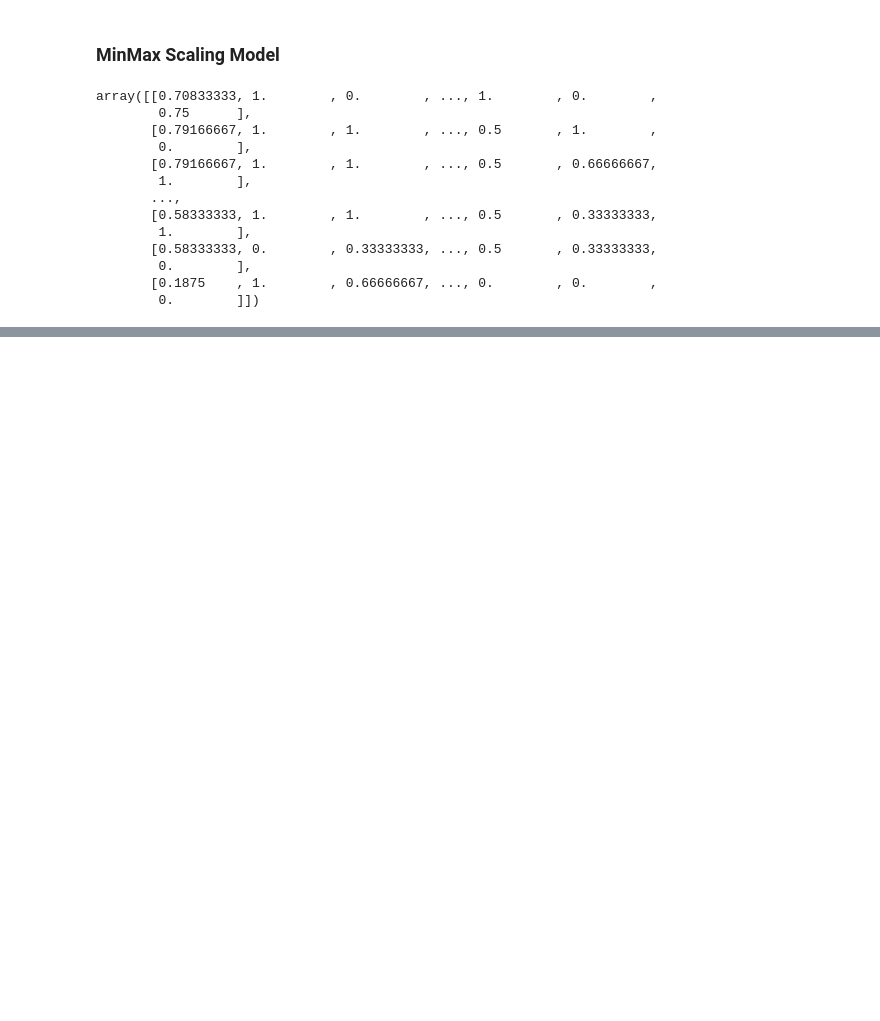
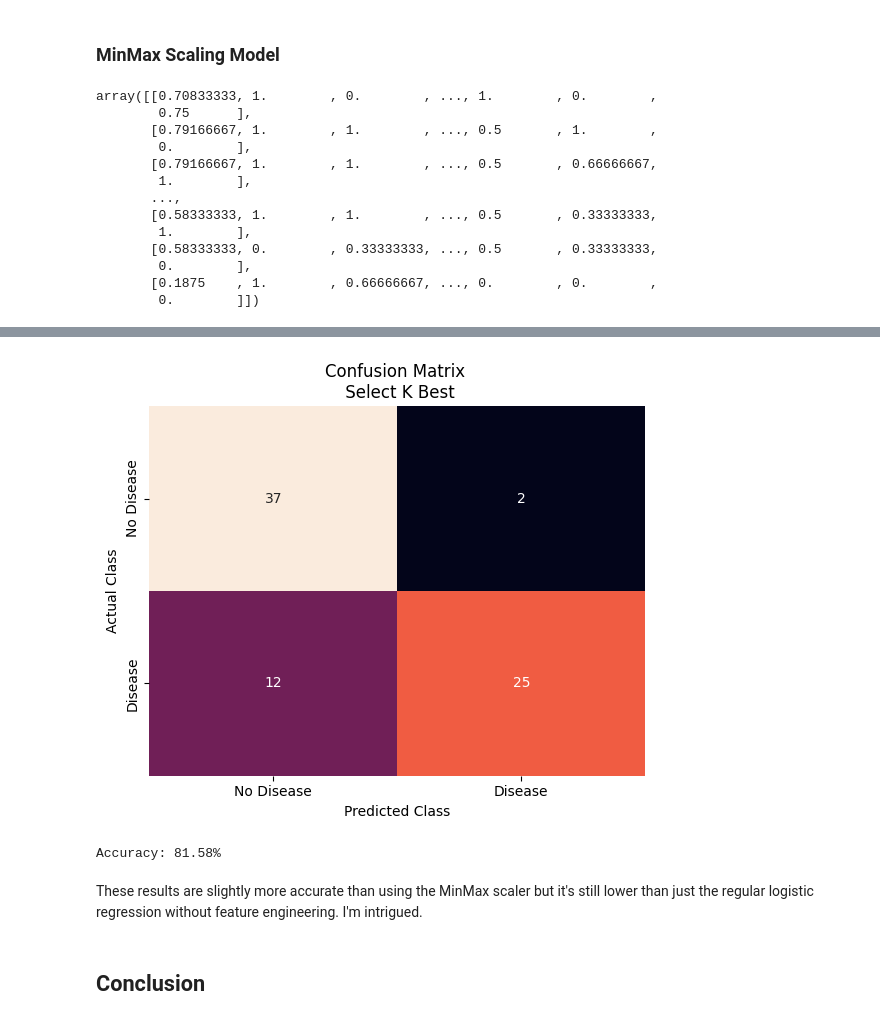
Before and after one commit to tamisha-s/heart-disease-prediction, a Jupyter notebook: heart_disease_analysis.ipynb, the cells around one changed output, grey strips where cells are left out. Drawn from its saved outputs; the diff is of its cells as text; code cells hidden in the pictures; blank space fills up the shorter version.

Commit message:
added conclusion

```diff
--- a/heart_disease_analysis.ipynb
+++ b/heart_disease_analysis.ipynb
@@ -371,0 +382,32 @@ presence of heart disease       0.92      0.87      0.89        39
+# %%
+from sklearn.feature_selection import SelectKBest, f_classif
+
+X_k_best = SelectKBest(f_classif, k=5).fit_transform(X_imputed, y_new.values.ravel())
+# %%
+X_train, X_test, y_train, y_test = train_test_split(X_k_best, y_new)
+# %%
+lr_kbest = LogisticRegression(max_iter=1000, random_state=41)
+
+lr_kbest.fit(X_train, y_train.values.ravel())
+
+y_pred_kbest = lr_kbest.predict(X_test)
+# %%
+# confusion matrix
+
+cm_kbest = metrics.confusion_matrix(y_test, y_pred_kbest)
+
+sns.heatmap(cm_kbest, annot=True, xticklabels=["No Disease", "Disease"], yticklabels=["No Disease", "Disease"], cbar=False)
+plt.title("Confusion Matrix \n Select K Best")
+plt.xlabel("Predicted Class")
+plt.ylabel("Actual Class")
+plt.show()
+# %% [output]
+[figure, added]
+# %%
+print(f"Accuracy: {accuracy_score(y_test, y_pred_kbest):0.2%}")
+# %% [output]
+Accuracy: 81.58%
+# %% [markdown]
+These results are slightly more accurate than using the MinMax scaler but it's still lower than just the regular logistic regression without feature engineering. I'm intrigued.
+# %% [markdown]
+## Conclusion
```
Also changed, not shown: parts of 16 cells of this notebook.
